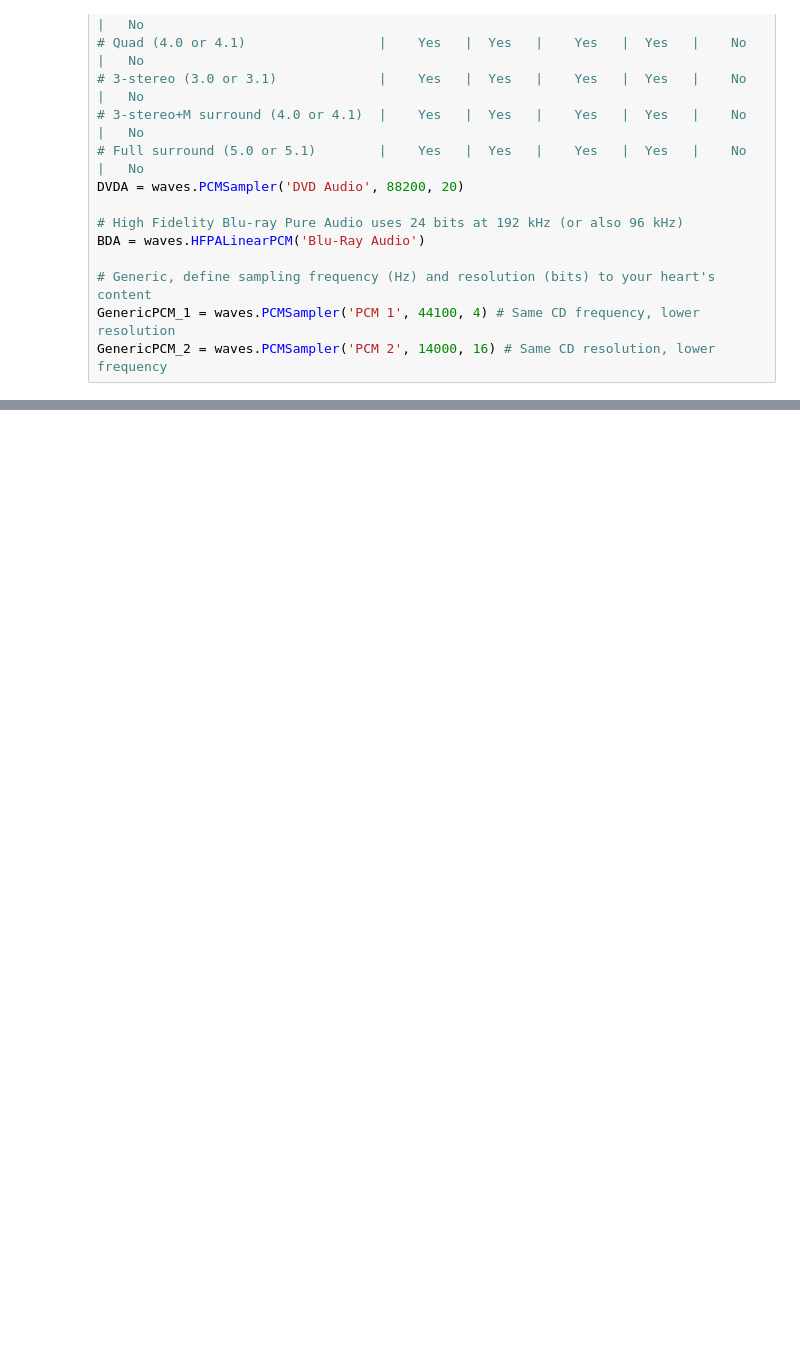
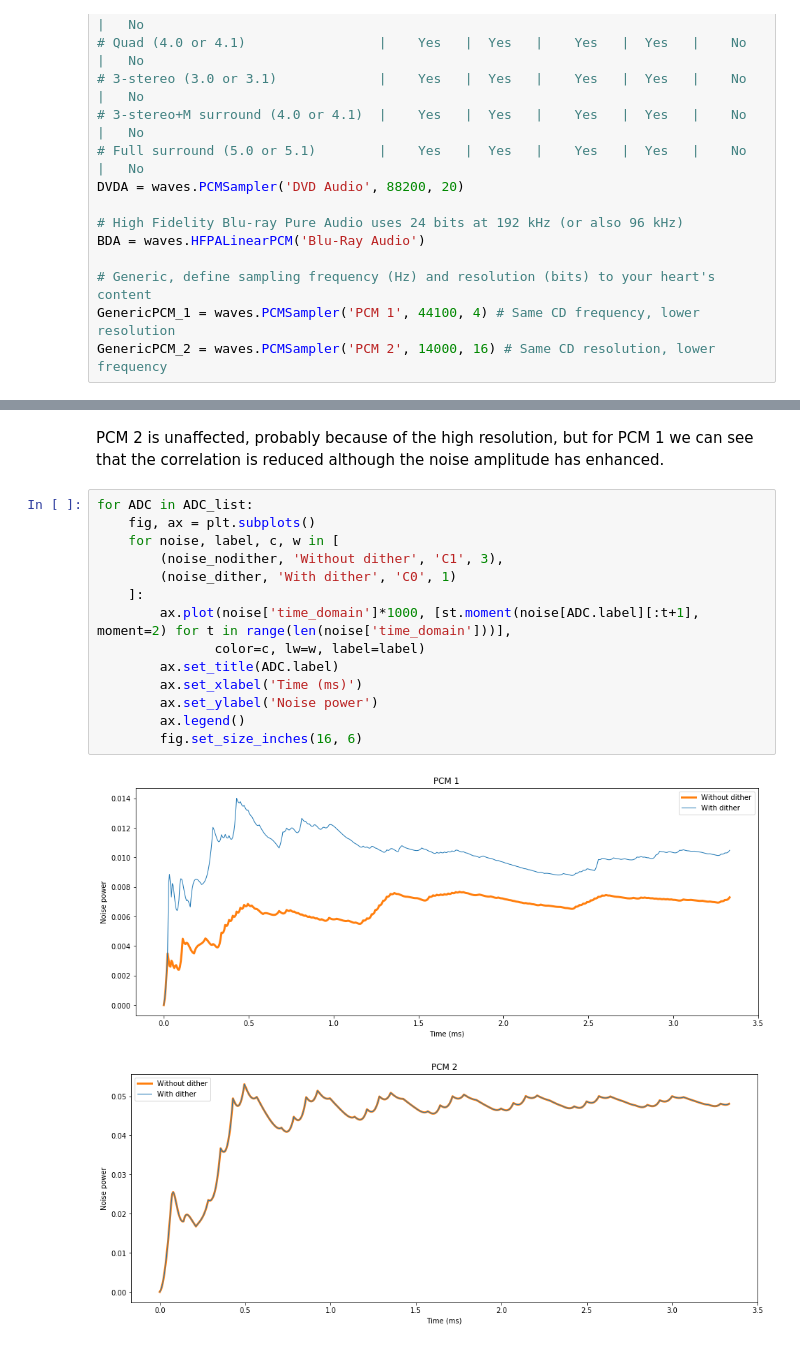
Before and after one commit to marcondos/signal, a Jupyter notebook: sampling.ipynb, the cells around one changed output, grey strips where cells are left out. Cells and saved outputs as stored; diff of their text form; blank space fills up the shorter version.

```diff
--- a/sampling.ipynb
+++ b/sampling.ipynb
@@ -105,0 +126,19 @@ show_noise_signal_correlation(audio, noise_dither, [GenericPCM_1, GenericPCM_2],
+# %% [markdown]
+PCM 2 is unaffected, probably because of the high resolution, but for PCM 1 we can see that the correlation is reduced although the noise amplitude has enhanced.
+# %%
+for ADC in ADC_list:
+    fig, ax = plt.subplots()
+    for noise, label, c, w in [
+        (noise_nodither, 'Without dither', 'C1', 3),
+        (noise_dither, 'With dither', 'C0', 1)
+    ]:
+        ax.plot(noise['time_domain']*1000, [st.moment(noise[ADC.label][:t+1], moment=2) for t in range(len(noise['time_domain']))],
+               color=c, lw=w, label=label)
+        ax.set_title(ADC.label)
+        ax.set_xlabel('Time (ms)')
+        ax.set_ylabel('Noise power')
+        ax.legend()
+        fig.set_size_inches(16, 6)
+# %% [output]
+[figure, added]
+[figure, added]
```
Also changed, not shown: parts of 18 cells of this notebook, 1 other file.
